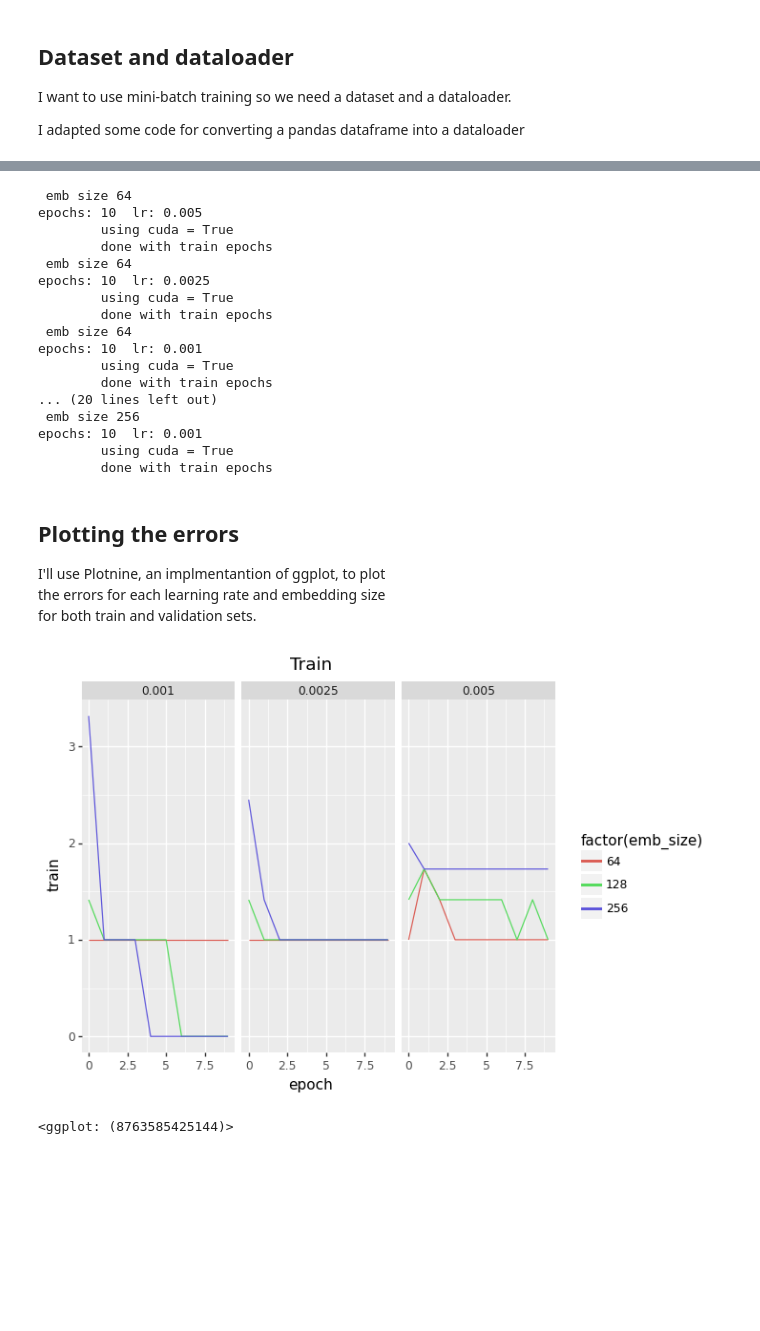
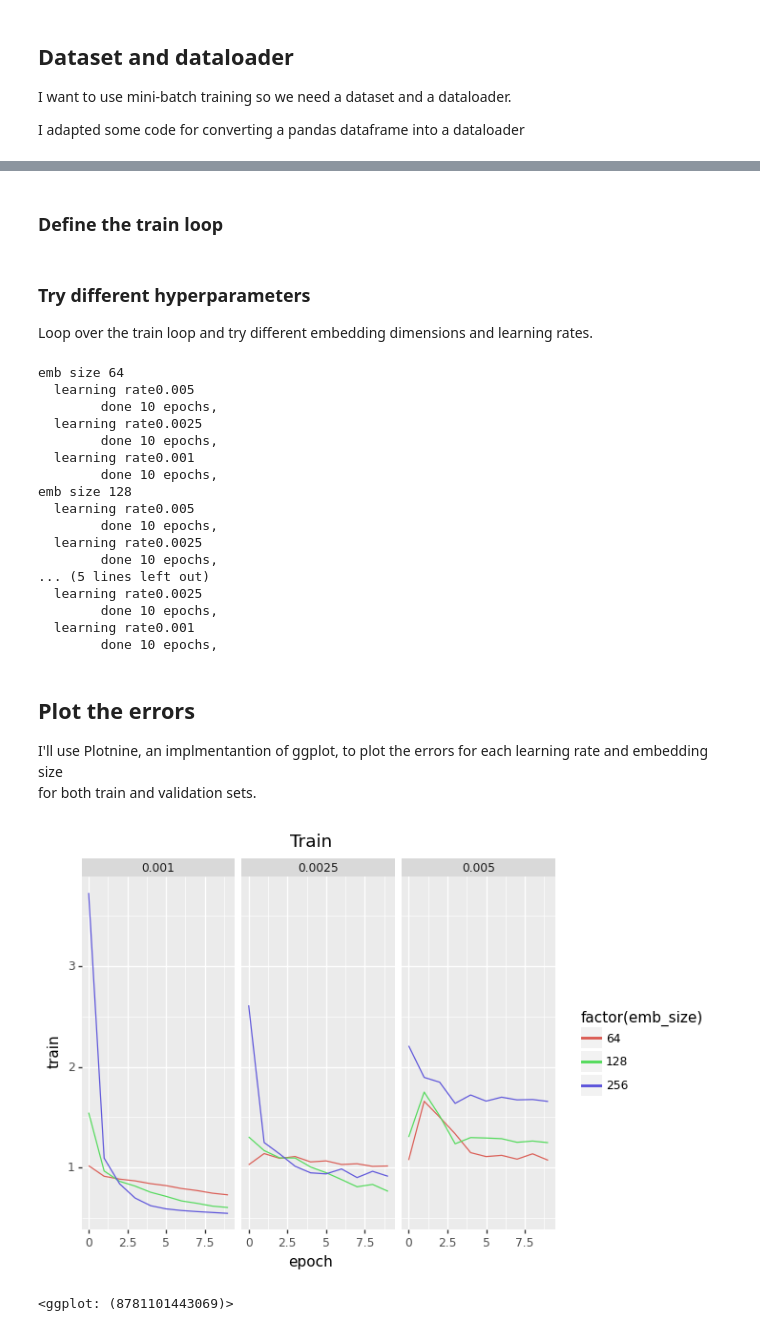
Before and after one commit to jhmuller/recs, a Jupyter notebook: recs.ipynb, the cells around one changed output, grey strips where cells are left out. Cells and saved outputs as stored; diff of their text form; code cells hidden in the pictures; blank space fills up the shorter version.

```diff
--- a/recs.ipynb
+++ b/recs.ipynb
@@ -75,14 +86,15 @@ We could use the sklearn function but I find this just as easy.
 # %%
 def partition(df, pct=0.1):
-    size = int(np.floor(df.shape[0])*0.1)
+    size = int(np.floor(df.shape[0])*pct)
     idx = list(np.random.choice(df.index, size, replace=False))
     subset = df.filter(items=idx, axis=0)
     rest = df.drop(index = idx)
     return subset, rest
 
-valdf, traindf = partition(df, 0.2)
-
-print(f" valid: {valdf.shape}, train {traindf.shape}")
+otherdf, traindf = partition(df, 0.3)
+valdf, testdf = partition(otherdf, .5)
+print(f"train {traindf.shape}  valid: {valdf.shape}, test: {testdf.shape}, ")
 traindf.reset_index(inplace=True)
 valdf.reset_index(inplace=True)
+testdf.reset_index(inplace=True)
 # %% [output]
@@ -132,9 +147,12 @@ class CustomDataset(Dataset):
         length = self.dataframe.shape[0]
         return length
 
-traindata = CustomDataset(dataframe=traindf)
-train_dataloader = DataLoader(traindata, batch_size=64)
+train_dataset = CustomDataset(dataframe=traindf)
+train_dataloader = DataLoader(train_dataset, batch_size=64)
 
-valdata = CustomDataset(dataframe=valdf)
-val_dataloader = DataLoader(valdata, batch_size=64)
+val_dataset = CustomDataset(dataframe=valdf)
+val_dataloader = DataLoader(val_dataset, batch_size=64)
+
+test_dataset = CustomDataset(dataframe=testdf)
+test_dataloader = DataLoader(test_dataset, batch_size=64)
 # %% [output]
@@ -217,0 +162,2 @@ def train_model(model, epochs=2, lr=0.01, wd=0.0, use_cuda=False, print_freq=500
+# %% [markdown]
+### Define the train loop
@@ -218,11 +235,16 @@ def train_model(model, epochs=2, lr=0.01, wd=0.0, use_cuda=False, print_freq=500
+# %% [markdown]
+### Try different hyperparameters
+Loop over the train loop and try different embedding dimensions and learning rates.
 # %%
 n_users = df.userId.max()
 n_movies = df.movieId.max()
 dflist = []
 models = {}
 for epochs in [10]:
-    for emb_size in [ 64, 128, 256]:
+    for emb_size in [64, 128, 256]:
+        print(f"emb size {emb_size}")
         for lr in [0.005, .0025, 0.001]:
+            print(f"  learning rate{lr}")
             model = instantiate_model(n_users=n_users, n_movies=n_movies, emb_size=emb_size)
             tdf = train_model(model=model, epochs=epochs, lr=lr, wd=0.0, use_cuda=True, print_freq=5000)
             tdf["emb_size"] = emb_size
@@ -231,41 +253,38 @@ for epochs in [10]:
             models[emb_size] = model
 resdf = pd.concat(dflist)
 # %% [output]
- emb size 64
-epochs: 10  lr: 0.005
-        using cuda = True
-        done with train epochs
- emb size 64
-epochs: 10  lr: 0.0025
-        using cuda = True
-        done with train epochs
- emb size 64
-epochs: 10  lr: 0.001
-        using cuda = True
-        done with train epochs
-... (20 lines left out)
- emb size 256
-epochs: 10  lr: 0.001
-        using cuda = True
-        done with train epochs
+emb size 64
+  learning rate0.005
+        done 10 epochs,
+  learning rate0.0025
+        done 10 epochs,
+  learning rate0.001
+        done 10 epochs,
+emb size 128
+  learning rate0.005
+        done 10 epochs,
+  learning rate0.0025
+        done 10 epochs,
+... (5 lines left out)
+  learning rate0.0025
+        done 10 epochs,
+  learning rate0.001
+        done 10 epochs,
 # %% [markdown]
-## Plotting the errors
-I'll use Plotnine, an implmentantion of ggplot, to plot
-the errors for each learning rate and embedding size
-  for both train and validation sets.
+## Plot the errors
+I'll use Plotnine, an implmentantion of ggplot, to plot the errors for each learning rate and embedding size
+for both train and validation sets.
 # %%
 import plotnine
 from plotnine import ggplot, geom_point, aes, stat_smooth, facet_wrap, geom_line, labels
 
-
-trainres = resdf.loc
 (ggplot(resdf, aes('epoch', 'train',  color='factor(emb_size)'))
  + geom_line()
  + labels.ggtitle("Train")
  + facet_wrap('~lr'))
 # %% [output]
-[figure, old version]
+[figure, new version]
-<ggplot: (8763585425144)>
+<ggplot: (8781101443069)>
 # %%
 (ggplot(resdf, aes('epoch', 'val',  color='factor(emb_size)'))
  + geom_line()
```
Also changed, not shown: parts of 19 cells of this notebook.
